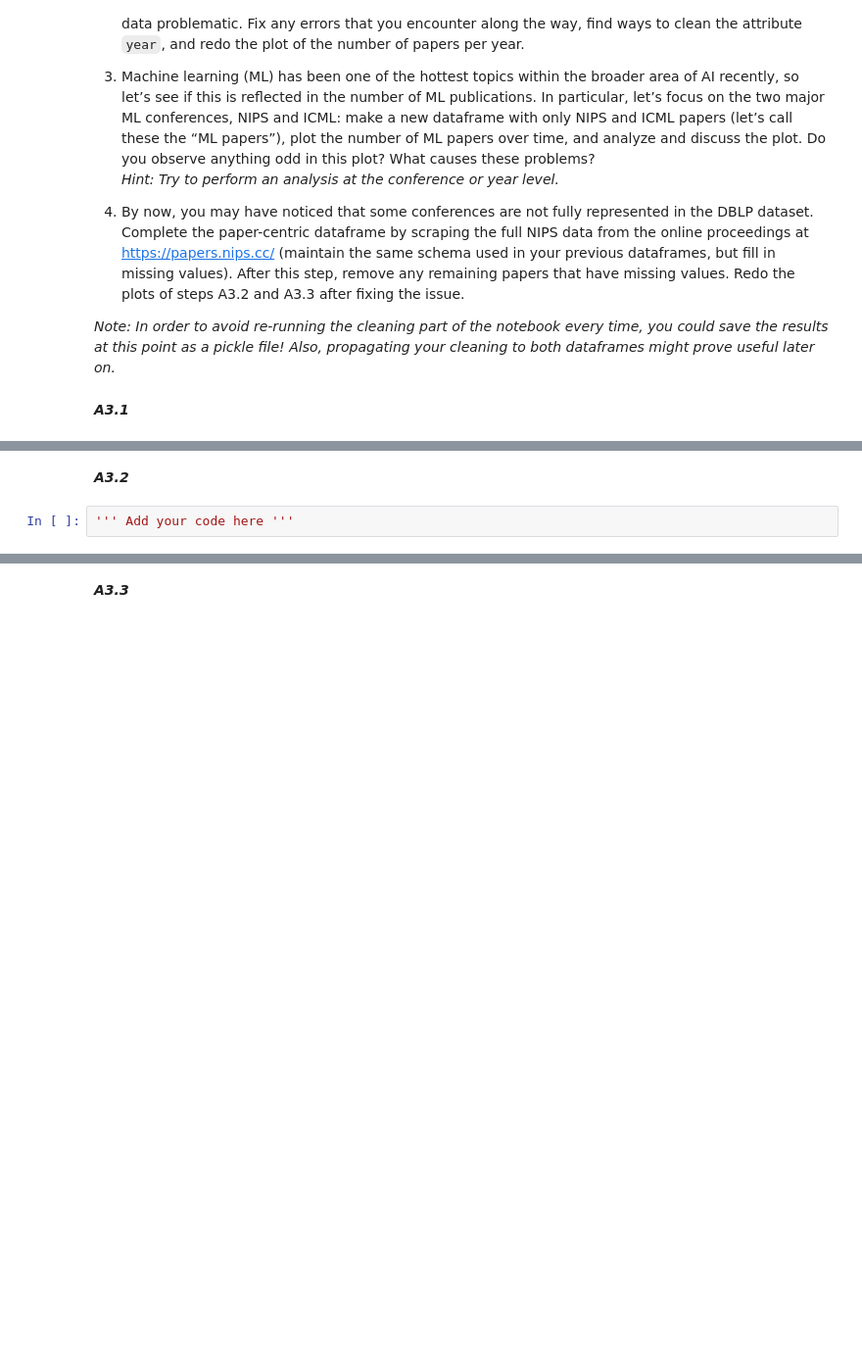
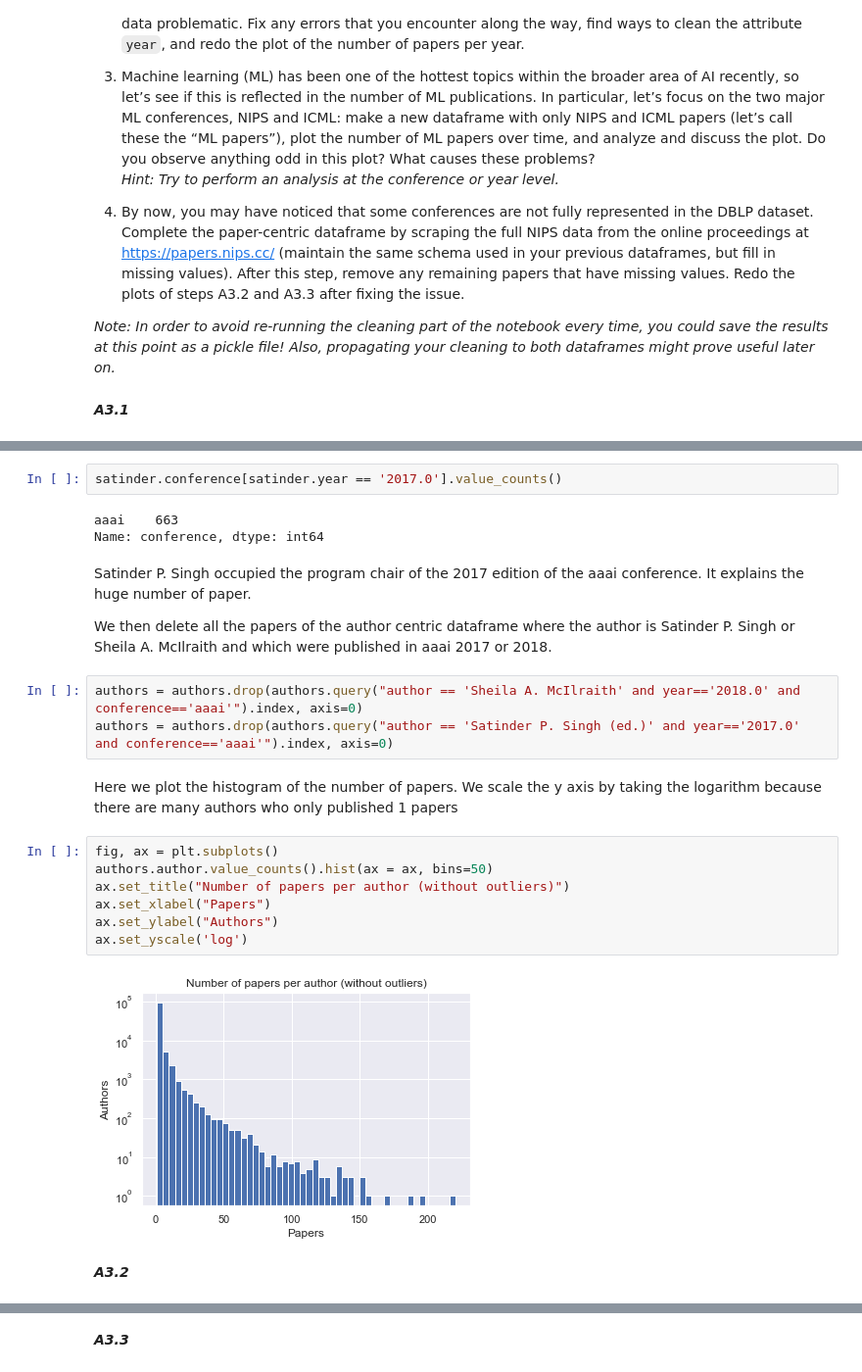
Before and after one commit to Lambo97/ADA-CS-401, a Jupyter notebook: Homework/01 - Pandas and Data Wrangling/hw1.ipynb, the cells around one changed output, grey strips where cells are left out. Shown at 98% size. Drawn from its saved outputs; the diff is of its cells as text; blank space fills up the shorter version.

```diff
--- a/Homework/01 - Pandas and Data Wrangling/hw1.ipynb
+++ b/Homework/01 - Pandas and Data Wrangling/hw1.ipynb
@@ -74,4 +211,25 @@ _Note: In order to avoid re-running the cleaning part of the notebook every time
+# %%
+satinder.conference[satinder.year == '2017.0'].value_counts()
+# %% [output]
+aaai    663
+Name: conference, dtype: int64
+# %% [markdown]
+Satinder P. Singh occupied the program chair of the 2017 edition of the aaai conference. It explains the huge number of paper.
+
+We then delete all the papers of the author centric dataframe where the author is Satinder P. Singh or Sheila A. McIlraith and which were published in aaai 2017 or 2018.
+# %%
+authors = authors.drop(authors.query("author == 'Sheila A. McIlraith' and year=='2018.0' and conference=='aaai'").index, axis=0)
+authors = authors.drop(authors.query("author == 'Satinder P. Singh (ed.)' and year=='2017.0' and conference=='aaai'").index, axis=0)
+# %% [markdown]
+Here we plot the histogram of the number of papers. We scale the y axis by taking the logarithm because there are many authors who only published 1 papers
+# %%
+fig, ax = plt.subplots()
+authors.author.value_counts().hist(ax = ax, bins=50)
+ax.set_title("Number of papers per author (without outliers)")
+ax.set_xlabel("Papers")
+ax.set_ylabel("Authors")
+ax.set_yscale('log')
+# %% [output]
+[figure, added]
 # %% [markdown]
 ***A3.2***
-# %%
-''' Add your code here '''
```
Also changed, not shown: parts of 116 cells of this notebook.
